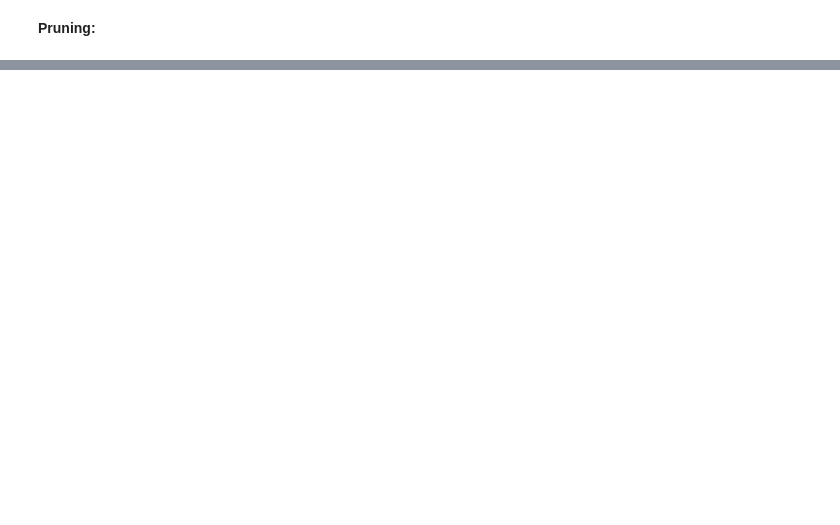
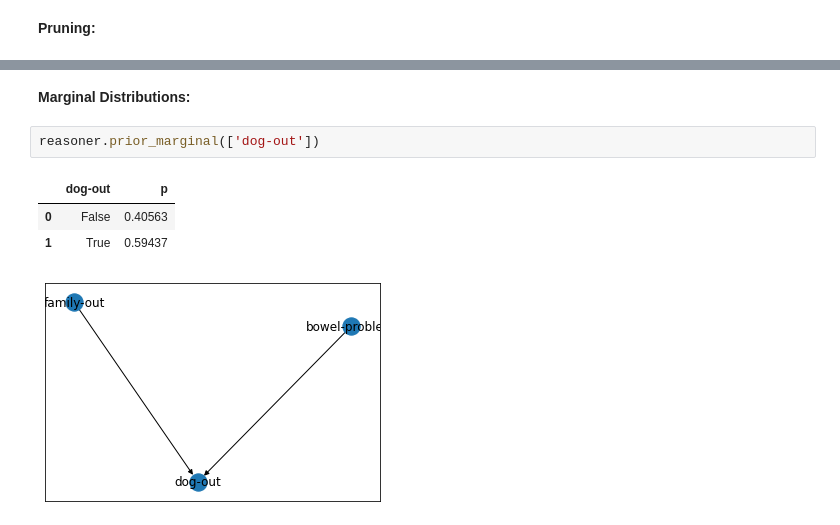
Before and after one commit to sandergs92/KR21-project-group-13, a Jupyter notebook: example.ipynb, the cells around one changed output, grey strips where cells are left out. Drawn from its saved outputs; the diff is of its cells as text; blank space fills up the shorter version.

Commit message:
Prior marginal fixed!

```diff
--- a/example.ipynb
+++ b/example.ipynb
@@ -52,0 +53,9 @@ print(cpts)
+# %% [markdown]
+**Marginal Distributions:**
+# %%
+reasoner.prior_marginal(['dog-out'])
+# %% [output]
+|  | dog-out | p |
+| 0 | False | 0.40563 |
+| 1 | True | 0.59437 |
+[figure, added]
```
Also changed, not shown: parts of 4 cells of this notebook, 1 other file.
